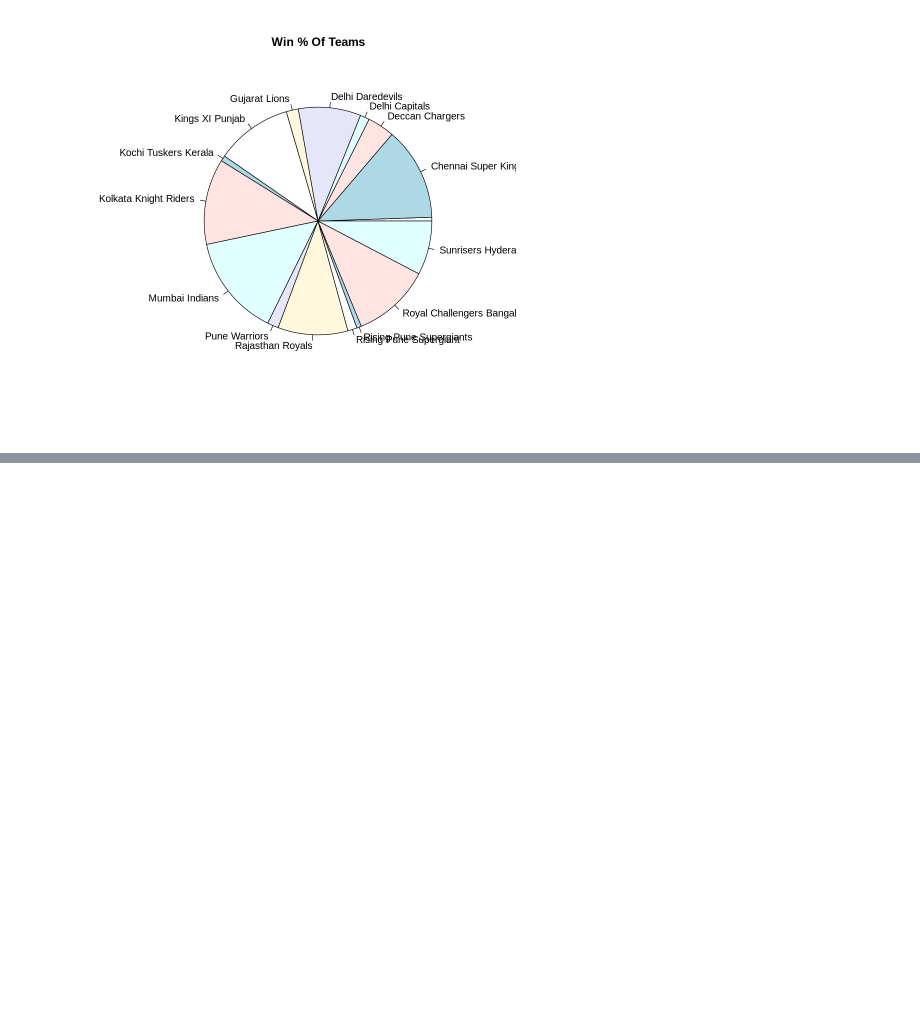
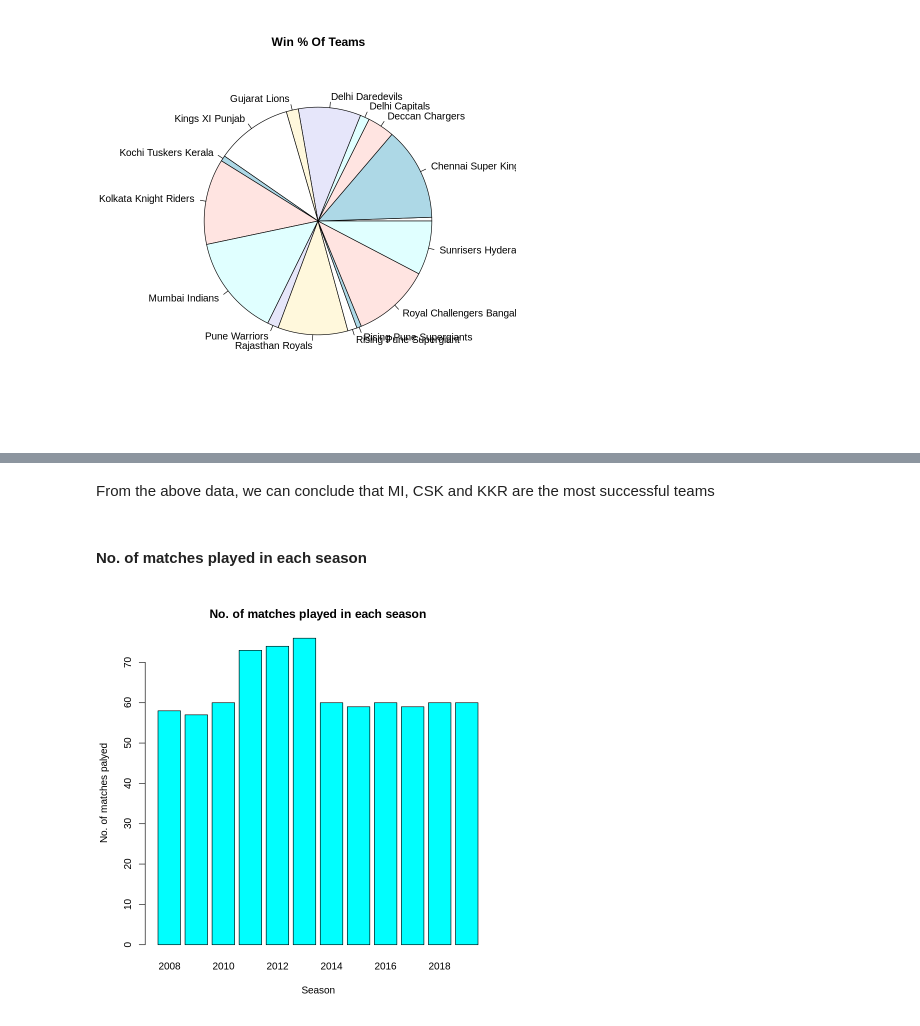
Before and after one commit to Abhishek4848/IPL-Match-Analysis, a Jupyter notebook: IPL_Analysis.ipynb, the cells around one changed output, grey strips where cells are left out. Drawn from its saved outputs; the diff is of its cells as text; code cells hidden in the pictures; blank space fills up the shorter version.

Commit message:
Exploratory data Analysis

```diff
--- a/IPL_Analysis.ipynb
+++ b/IPL_Analysis.ipynb
@@ -61,0 +90,8 @@ pie(table(df$winner),main="Win % Of Teams")
+# %% [markdown]
+From the above data, we can conclude that MI, CSK and KKR are the most successful teams
+# %% [markdown]
+#### No. of matches played in each season
+# %%
+barplot(table(df$season), xlab="Season",ylab="No. of matches palyed",main="No. of matches played in each season",col="cyan")
+# %% [output]
+[figure, added]
```
Also changed, not shown: parts of 11 cells of this notebook.
